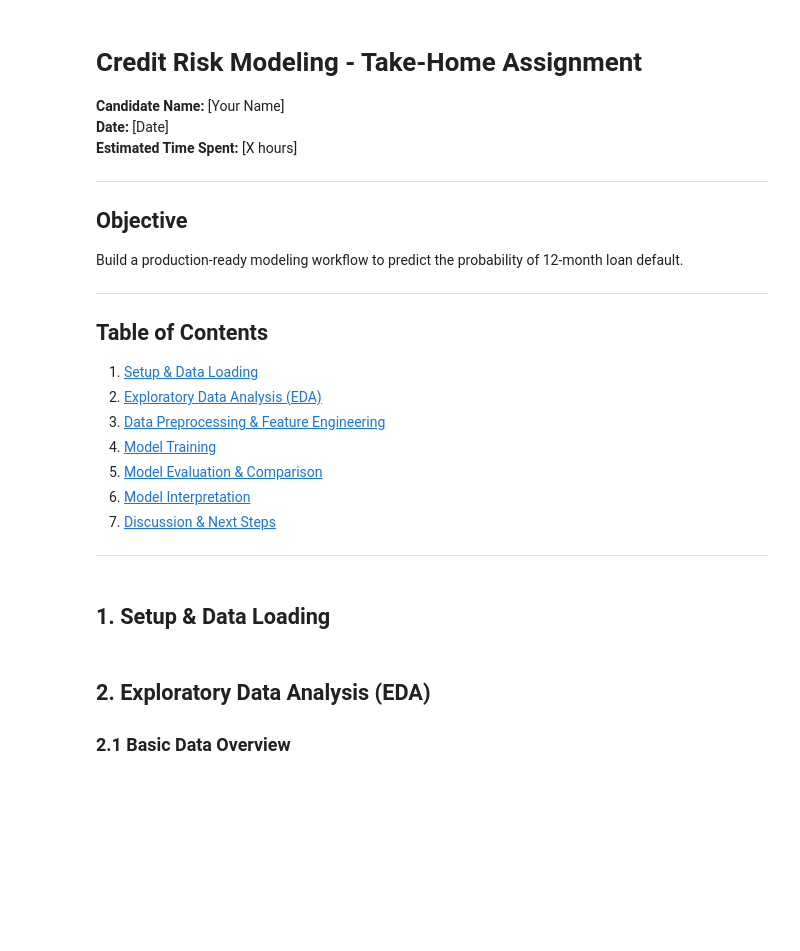
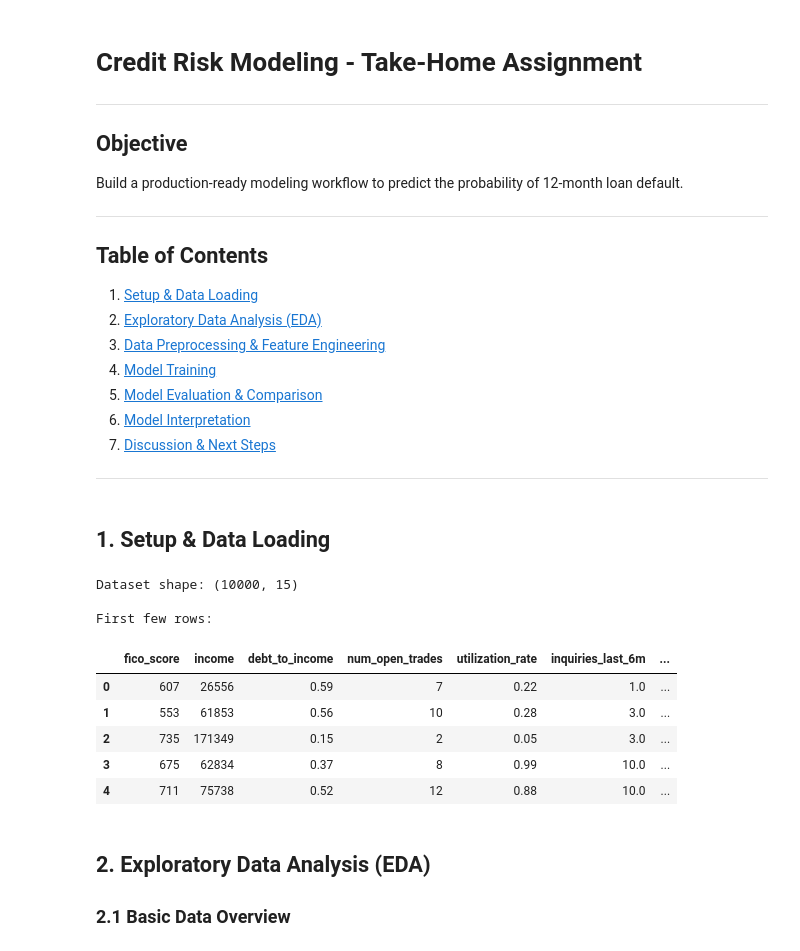
Before and after one commit to MarletteFunding/Credit-Risk-Modeling-Take-Home, a Jupyter notebook: notebooks/modeling.ipynb, the cells around one changed output. Cells and saved outputs as stored; diff of their text form; code cells hidden in the pictures; blank space fills up the shorter version.

```diff
--- a/notebooks/modeling.ipynb
+++ b/notebooks/modeling.ipynb
@@ -1,9 +1,6 @@
 # %% [markdown]
 # Credit Risk Modeling - Take-Home Assignment
 
-**Candidate Name:** [Your Name]
-**Date:** [Date]
-**Estimated Time Spent:** [X hours]
 
 ---
 
@@ -57,11 +54,21 @@ sns.set_style('whitegrid')
 plt.rcParams['figure.figsize'] = (12, 6)
 # %%
 # Load data
-df = pd.read_csv('../data/synthetic_credit_risk_data.csv')
+df = pd.read_csv('../data/credit_risk_data.csv')
 
 print(f"Dataset shape: {df.shape}")
 print(f"\nFirst few rows:")
 df.head()
+# %% [output]
+Dataset shape: (10000, 15)
+
+First few rows:
+|  | fico_score | income | debt_to_income | num_open_trades | utilization_rate | inquiries_last_6m | ... |
+| 0 | 607 | 26556 | 0.59 | 7 | 0.22 | 1.0 | ... |
+| 1 | 553 | 61853 | 0.56 | 10 | 0.28 | 3.0 | ... |
+| 2 | 735 | 171349 | 0.15 | 2 | 0.05 | 3.0 | ... |
+| 3 | 675 | 62834 | 0.37 | 8 | 0.99 | 10.0 | ... |
+| 4 | 711 | 75738 | 0.52 | 12 | 0.88 | 10.0 | ... |
 # %% [markdown]
 ## 2. Exploratory Data Analysis (EDA)
 
```
Also changed, not shown: parts of 4 cells of this notebook, 9 other files.
